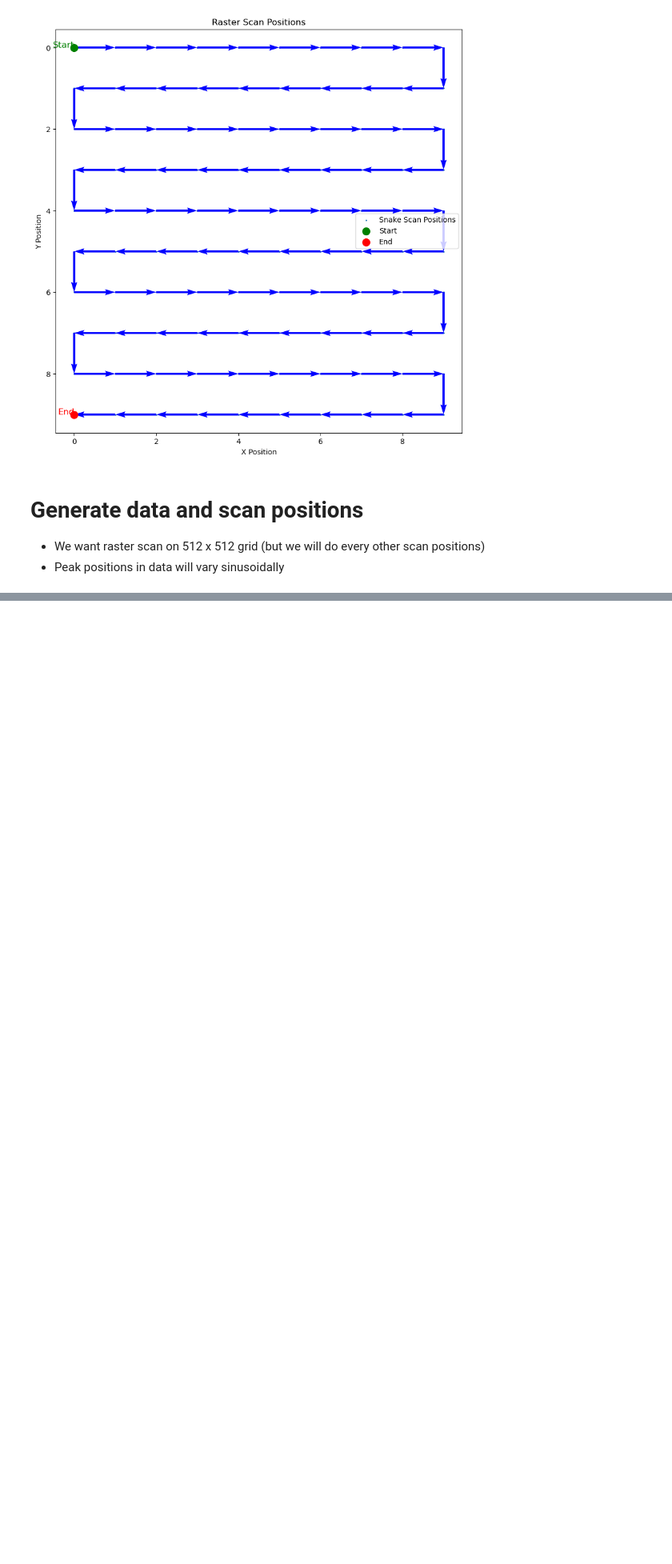
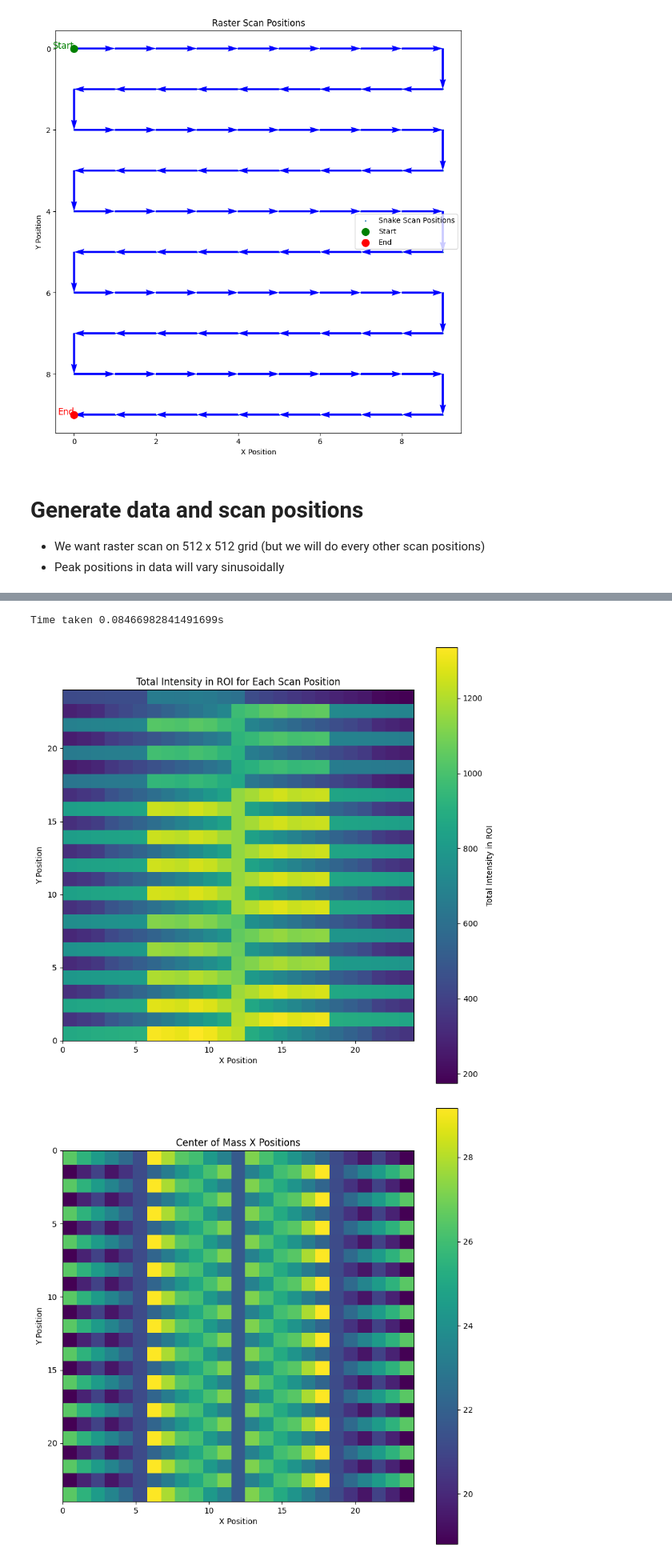
Before and after one commit to AdvancedPhotonSource/DashPVA, a Jupyter notebook: vectorization_learning/xyplots.ipynb, the cells around one changed output, grey strips where cells are left out. Shown: that part at 80% size. Cells and saved outputs as stored; diff of their text form; code cells hidden in the pictures; blank space fills up the shorter version.

```diff
--- a/vectorization_learning/xyplots.ipynb
+++ b/vectorization_learning/xyplots.ipynb
@@ -272,0 +283,51 @@ No handles with labels found to put in legend.
+# %%
+import time
+
+roi_x = 100
+roi_y = 200
+roi_width = 50
+roi_height = 50
+
+timestart = time.time()
+
+rois = data_array[:,roi_y:roi_y + roi_height, roi_x:roi_x + roi_width]
+intensity_values = np.sum(rois, axis=(1, 2))
+y_coords, x_coords = np.indices((np.shape(rois)[1], np.shape(rois)[2]))
+# Compute weighted sums
+weighted_sum_y = np.sum(rois[:, :, :] * y_coords[np.newaxis, :, :], axis=(1, 2))
+weighted_sum_x = np.sum(rois[:, :, :] * x_coords[np.newaxis, :, :], axis=(1, 2))
+# Calculate COM
+com_y = weighted_sum_y / intensity_values
+com_x = weighted_sum_x / intensity_values
+print(f"Time taken {time.time()-timestart}s")
+
+# Plotting
+plt.figure(figsize=(10, 10))
+plt.imshow(intensity_values.reshape((max(x_positions)+1,max(y_positions)+1), order='C'), cmap='viridis', extent=(min(x_positions), max(x_positions), min(y_positions), max(y_positions)), origin='lower')
+plt.colorbar(label='Total Intensity in ROI')
+plt.title('Total Intensity in ROI for Each Scan Position')
+plt.xlabel('X Position')
+plt.ylabel('Y Position')
+plt.show()
+
+plt.figure(figsize=(10, 10))
+plt.imshow(com_x.reshape((max(x_positions)+1,max(y_positions)+1), order='C'), cmap='viridis', extent=(min(x_positions), max(x_positions), min(y_positions), max(y_positions)), origin='lower')
+plt.colorbar()
+plt.title('Center of Mass X Positions')
+plt.xlabel('X Position')
+plt.ylabel('Y Position')
+plt.gca().invert_yaxis()
+plt.show()
+
+plt.figure(figsize=(10, 10))
+plt.imshow(com_y.reshape((max(x_positions)+1,max(y_positions)+1), order='C'), cmap='viridis', extent=(min(x_positions), max(x_positions), min(y_positions), max(y_positions)), origin='lower')
+plt.colorbar()
+plt.title('Center of Mass Y Positions')
+plt.xlabel('X Position')
+plt.ylabel('Y Position')
+plt.gca().invert_yaxis()
+plt.show()
+# %% [output]
+Time taken 0.08466982841491699s
+[figure, added]
+[figure, added]
```
Also changed, not shown: parts of 9 cells of this notebook.
